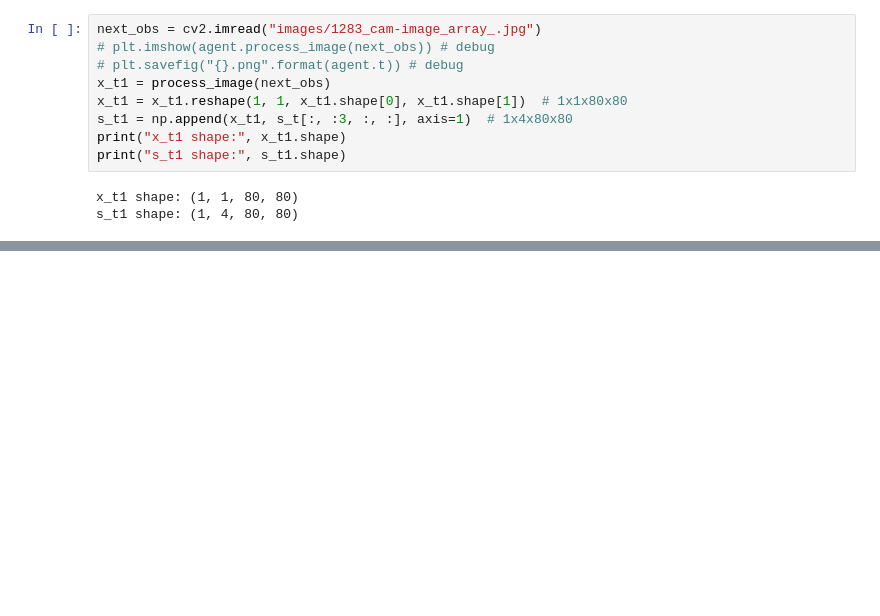
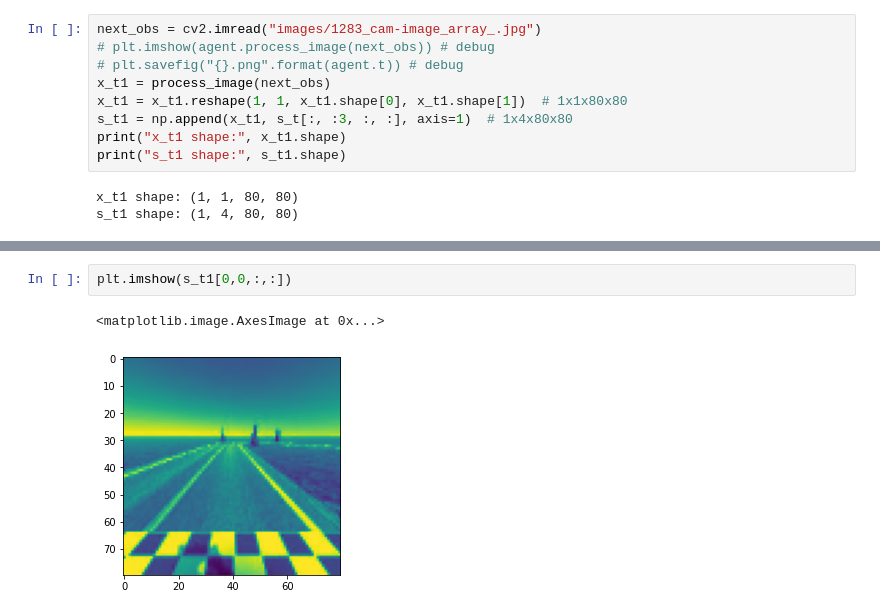
Before and after one commit to Toefinder/DonkeyCar_RLautonomous, a Jupyter notebook: projects/LSTM.ipynb, the cells around one changed output, grey strips where cells are left out. Drawn from its saved outputs; the diff is of its cells as text; blank space fills up the shorter version.

```diff
--- a/projects/LSTM.ipynb
+++ b/projects/LSTM.ipynb
@@ -260,0 +314,5 @@ s_t1 shape: (1, 4, 80, 80)
+# %%
+plt.imshow(s_t1[0,0,:,:])
+# %% [output]
+<matplotlib.image.AxesImage at 0x...>
+[figure, added]
```
Also changed, not shown: parts of 14 cells of this notebook, 2 other files.
